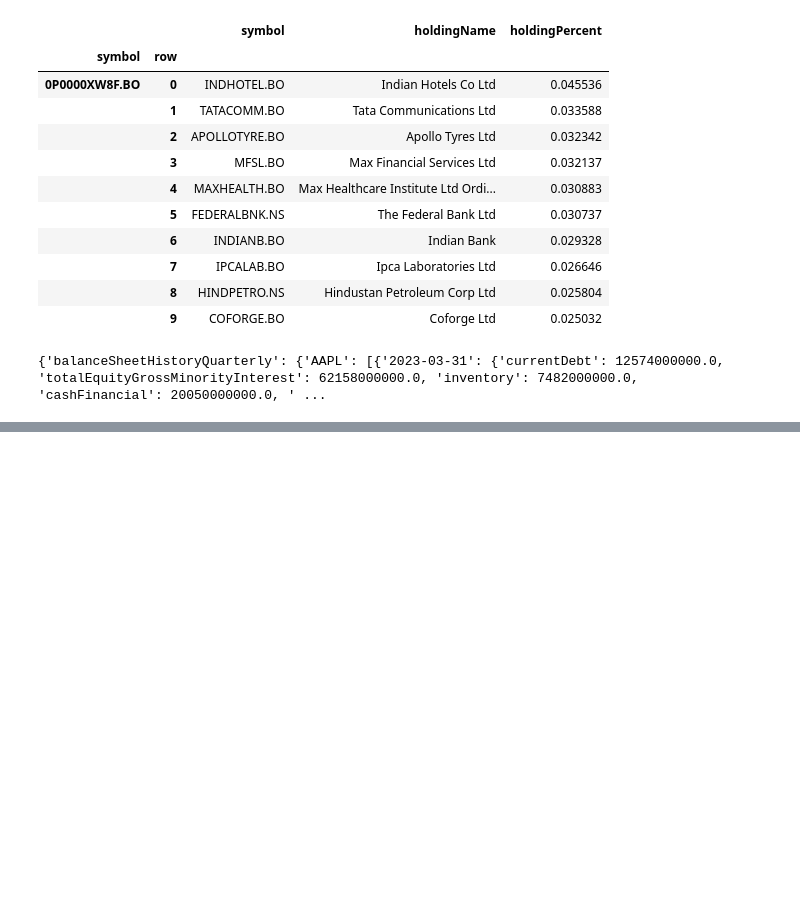
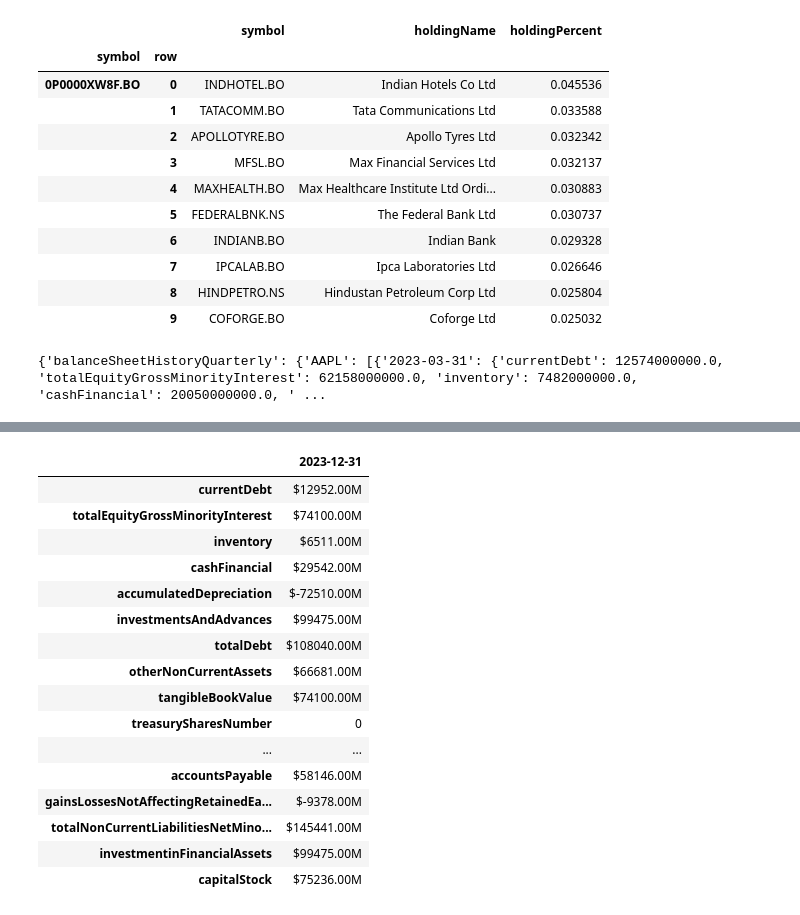
Before and after one commit to ansingh16/MF_analysis, a Jupyter notebook: Preprocess.ipynb, the cells around one changed output, grey strips where cells are left out. Saved outputs shown, nothing was run; the diff lists cells and outputs as text; code cells hidden in the pictures; blank space fills up the shorter version.

Commit message:
got tickers

```diff
--- a/Preprocess.ipynb
+++ b/Preprocess.ipynb
@@ -540,0 +460,35 @@ JSONDecodeError: Expecting value: line 1 column 1 (char 0)
+# %%
+from yahoofinancials import YahooFinancials
+tickers = ['AAPL', 'GOOG', 'C']
+yahoo_financials = YahooFinancials(tickers, concurrent=True, max_workers=8, country="US")
+balance_sheet_data_qt = yahoo_financials.get_financial_stmts('quarterly', 'balance')
+balance_sheet_data_qt['balanceSheetHistoryQuarterly']['AAPL']
+
+report = balance_sheet_data_qt['balanceSheetHistoryQuarterly']['AAPL'][-1]
+
+reporti = pd.DataFrame(report)
+# %%
+def format_to_million(df):
+    # Divide each value by 1,000,000 and format to display in millions
+    formatted_df = df.applymap(lambda x: f"${x/1000000:.2f}M" if x != 0 else "0")
+    return formatted_df
+
+format_to_million(reporti)
+# %% [output]
+|  | 2023-12-31 |
+| currentDebt | $12952.00M |
+| totalEquityGrossMinorityInterest | $74100.00M |
+| inventory | $6511.00M |
+| cashFinancial | $29542.00M |
+| accumulatedDepreciation | $-72510.00M |
+| investmentsAndAdvances | $99475.00M |
+| totalDebt | $108040.00M |
+| otherNonCurrentAssets | $66681.00M |
+| tangibleBookValue | $74100.00M |
+| treasurySharesNumber | 0 |
+| ... | ... |
+| accountsPayable | $58146.00M |
+| gainsLossesNotAffectingRetainedEa... | $-9378.00M |
+| totalNonCurrentLiabilitiesNetMino... | $145441.00M |
+| investmentinFinancialAssets | $99475.00M |
+| capitalStock | $75236.00M |
```
Also changed, not shown: parts of 2 cells of this notebook, 2 other files.
